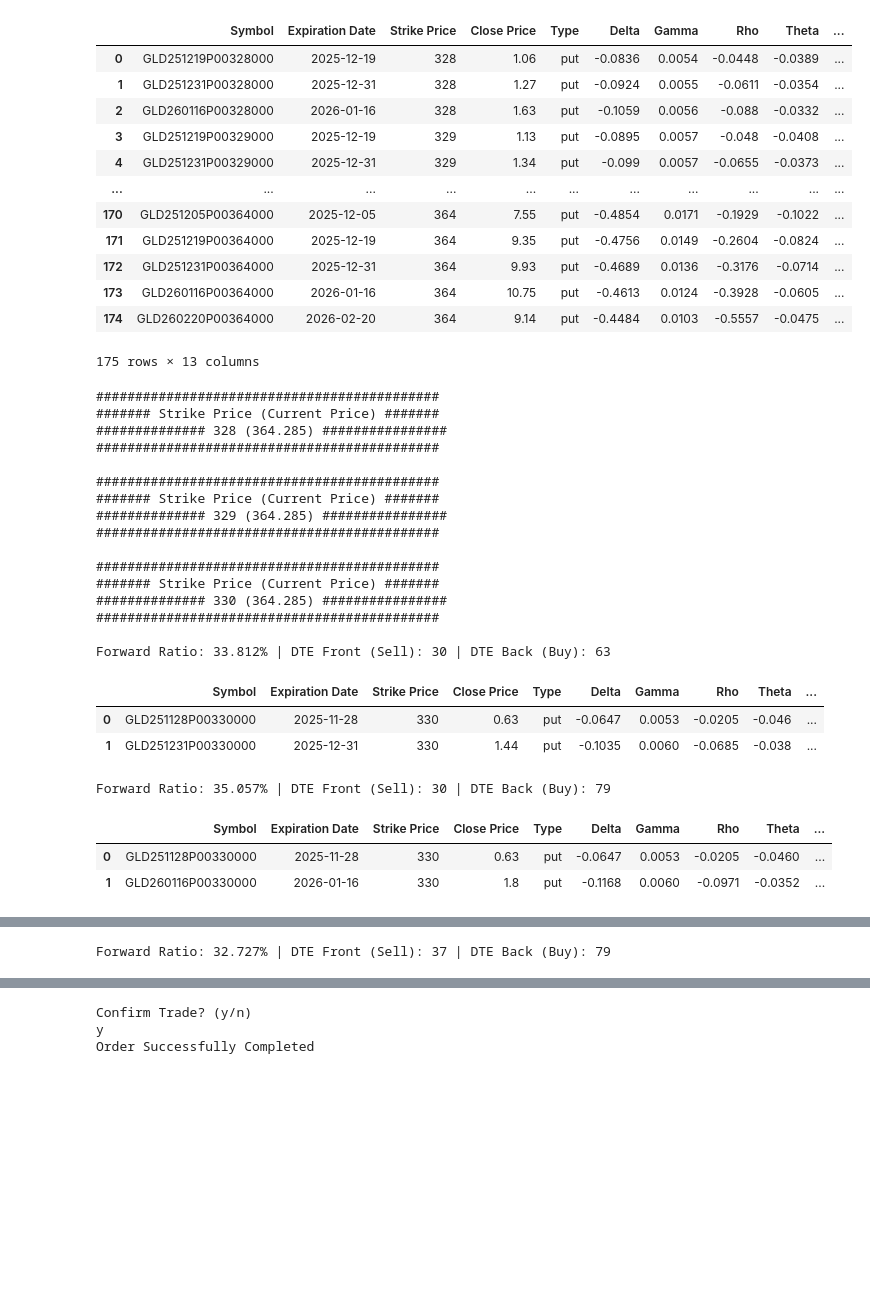
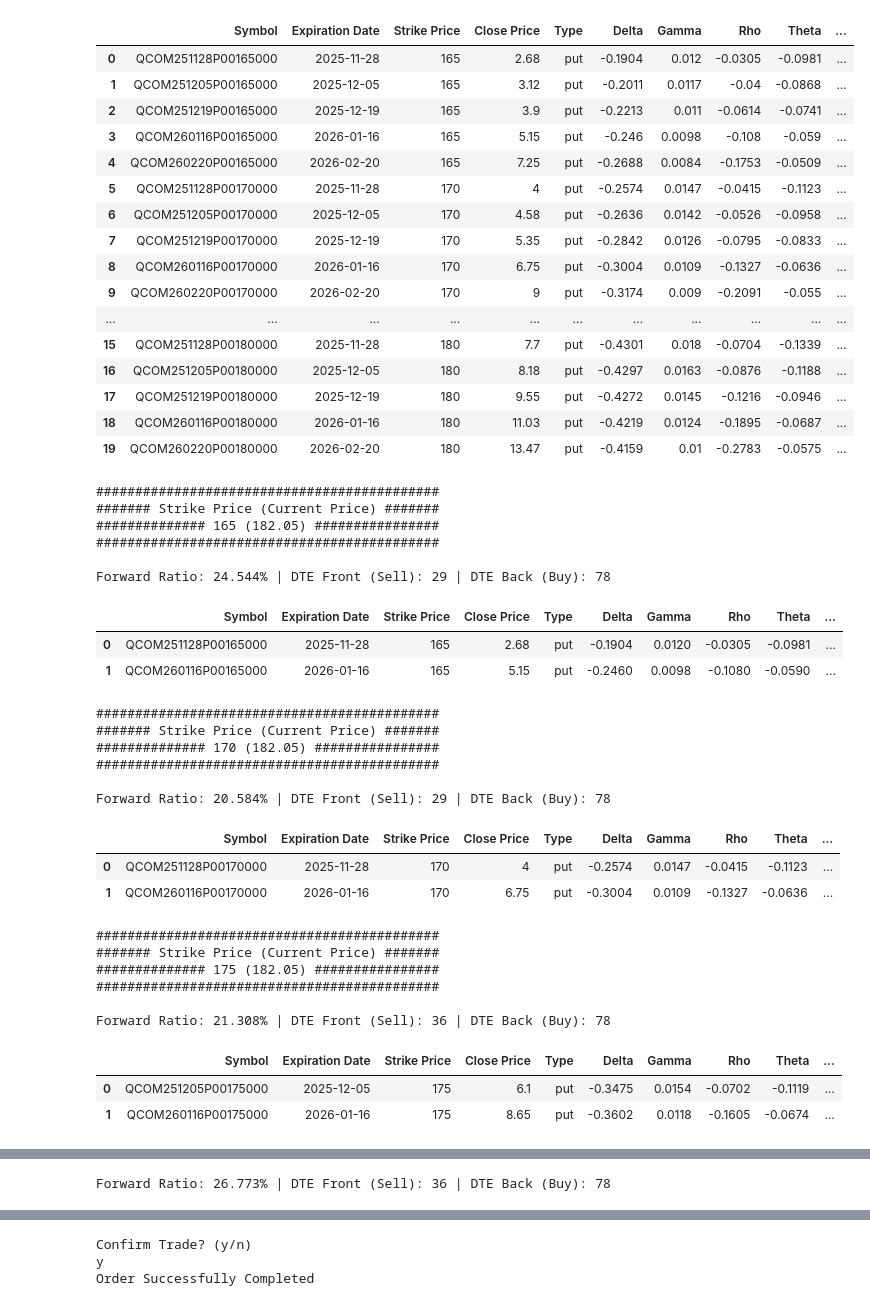
Before and after one commit to Omairss/spectral_nature, a Jupyter notebook: notebooks/alpaca_playbook.ipynb, the cells around one changed output, grey strips where cells are left out. Cells and saved outputs as stored; diff of their text form; code cells hidden in the pictures; blank space fills up the shorter version.

```diff
--- a/notebooks/alpaca_playbook.ipynb
+++ b/notebooks/alpaca_playbook.ipynb
@@ -9,14 +9,14 @@ from src.utils.alpaca_utils import *
 # %%
-key = ''
-secret = ''
+key = 'AKULMDIPKP2NKZ7EEPD2MB3UUP'
+secret = '6u4aK78iVn2s5aw7YRnXPgP5ifAr4gf6FJoZ55iCq8Nw'
 headers = {
     "accept": "application/json",
     "APCA-API-KEY-ID": key,
     "APCA-API-SECRET-KEY": secret
 }
 
-paper_key = ''
-paper_secret = ''
+paper_key = 'PKGGKJJIQ2A5NXRYXAEG5UY5SD'
+paper_secret = 'A5vSiNaVjfPsqWZS84qxZ4R58mspewsFjhJVXk4DjZe'
 
 paper_header = {
     "accept": "application/json",
@@ -29,5 +29,5 @@ paper_header = {
 # %%
-symbol = 'GLD'
+symbol = 'QCOM'
 
 ########################################
 ####### Get options information ########
@@ -53,36 +53,44 @@ Current Price: 364.285 (Time : 2025-10-28T19:59:00Z)
 |  | Symbol | Expiration Date | Strike Price | Close Price | Type | Delta | Gamma | Rho | Theta | ... |
-| 0 | GLD251219P00328000 | 2025-12-19 | 328 | 1.06 | put | -0.0836 | 0.0054 | -0.0448 | -0.0389 | ... |
-| 1 | GLD251231P00328000 | 2025-12-31 | 328 | 1.27 | put | -0.0924 | 0.0055 | -0.0611 | -0.0354 | ... |
-| 2 | GLD260116P00328000 | 2026-01-16 | 328 | 1.63 | put | -0.1059 | 0.0056 | -0.088 | -0.0332 | ... |
-| 3 | GLD251219P00329000 | 2025-12-19 | 329 | 1.13 | put | -0.0895 | 0.0057 | -0.048 | -0.0408 | ... |
-| 4 | GLD251231P00329000 | 2025-12-31 | 329 | 1.34 | put | -0.099 | 0.0057 | -0.0655 | -0.0373 | ... |
+| 0 | QCOM251128P00165000 | 2025-11-28 | 165 | 2.68 | put | -0.1904 | 0.012 | -0.0305 | -0.0981 | ... |
+| 1 | QCOM251205P00165000 | 2025-12-05 | 165 | 3.12 | put | -0.2011 | 0.0117 | -0.04 | -0.0868 | ... |
+| 2 | QCOM251219P00165000 | 2025-12-19 | 165 | 3.9 | put | -0.2213 | 0.011 | -0.0614 | -0.0741 | ... |
+| 3 | QCOM260116P00165000 | 2026-01-16 | 165 | 5.15 | put | -0.246 | 0.0098 | -0.108 | -0.059 | ... |
+| 4 | QCOM260220P00165000 | 2026-02-20 | 165 | 7.25 | put | -0.2688 | 0.0084 | -0.1753 | -0.0509 | ... |
+| 5 | QCOM251128P00170000 | 2025-11-28 | 170 | 4 | put | -0.2574 | 0.0147 | -0.0415 | -0.1123 | ... |
+| 6 | QCOM251205P00170000 | 2025-12-05 | 170 | 4.58 | put | -0.2636 | 0.0142 | -0.0526 | -0.0958 | ... |
+| 7 | QCOM251219P00170000 | 2025-12-19 | 170 | 5.35 | put | -0.2842 | 0.0126 | -0.0795 | -0.0833 | ... |
+| 8 | QCOM260116P00170000 | 2026-01-16 | 170 | 6.75 | put | -0.3004 | 0.0109 | -0.1327 | -0.0636 | ... |
+| 9 | QCOM260220P00170000 | 2026-02-20 | 170 | 9 | put | -0.3174 | 0.009 | -0.2091 | -0.055 | ... |
 | ... | ... | ... | ... | ... | ... | ... | ... | ... | ... | ... |
-| 170 | GLD251205P00364000 | 2025-12-05 | 364 | 7.55 | put | -0.4854 | 0.0171 | -0.1929 | -0.1022 | ... |
-| 171 | GLD251219P00364000 | 2025-12-19 | 364 | 9.35 | put | -0.4756 | 0.0149 | -0.2604 | -0.0824 | ... |
-| 172 | GLD251231P00364000 | 2025-12-31 | 364 | 9.93 | put | -0.4689 | 0.0136 | -0.3176 | -0.0714 | ... |
-| 173 | GLD260116P00364000 | 2026-01-16 | 364 | 10.75 | put | -0.4613 | 0.0124 | -0.3928 | -0.0605 | ... |
-| 174 | GLD260220P00364000 | 2026-02-20 | 364 | 9.14 | put | -0.4484 | 0.0103 | -0.5557 | -0.0475 | ... |
+| 15 | QCOM251128P00180000 | 2025-11-28 | 180 | 7.7 | put | -0.4301 | 0.018 | -0.0704 | -0.1339 | ... |
+| 16 | QCOM251205P00180000 | 2025-12-05 | 180 | 8.18 | put | -0.4297 | 0.0163 | -0.0876 | -0.1188 | ... |
+| 17 | QCOM251219P00180000 | 2025-12-19 | 180 | 9.55 | put | -0.4272 | 0.0145 | -0.1216 | -0.0946 | ... |
+| 18 | QCOM260116P00180000 | 2026-01-16 | 180 | 11.03 | put | -0.4219 | 0.0124 | -0.1895 | -0.0687 | ... |
+| 19 | QCOM260220P00180000 | 2026-02-20 | 180 | 13.47 | put | -0.4159 | 0.01 | -0.2783 | -0.0575 | ... |
-175 rows × 13 columns
+############################################
+####### Strike Price (Current Price) #######
+############## 165 (182.05) ################
+############################################
+
+Forward Ratio: 24.544% | DTE Front (Sell): 29 | DTE Back (Buy): 78
+|  | Symbol | Expiration Date | Strike Price | Close Price | Type | Delta | Gamma | Rho | Theta | ... |
+| 0 | QCOM251128P00165000 | 2025-11-28 | 165 | 2.68 | put | -0.1904 | 0.0120 | -0.0305 | -0.0981 | ... |
+| 1 | QCOM260116P00165000 | 2026-01-16 | 165 | 5.15 | put | -0.2460 | 0.0098 | -0.1080 | -0.0590 | ... |
 ############################################
 ####### Strike Price (Current Price) #######
-############## 328 (364.285) ################
+############## 170 (182.05) ################
 ############################################
 
-############################################
-####### Strike Price (Current Price) #######
-############## 329 (364.285) ################
-############################################
-
-############################################
-####### Strike Price (Current Price) #######
-############## 330 (364.285) ################
-############################################
-
-Forward Ratio: 33.812% | DTE Front (Sell): 30 | DTE Back (Buy): 63
+Forward Ratio: 20.584% | DTE Front (Sell): 29 | DTE Back (Buy): 78
-|  | Symbol | Expiration Date | Strike Price | Close Price | Type | Delta | Gamma | Rho | Theta | ... |
-| 0 | GLD251128P00330000 | 2025-11-28 | 330 | 0.63 | put | -0.0647 | 0.0053 | -0.0205 | -0.046 | ... |
-| 1 | GLD251231P00330000 | 2025-12-31 | 330 | 1.44 | put | -0.1035 | 0.0060 | -0.0685 | -0.038 | ... |
+|  | Symbol | Expiration Date | Strike Price | Close Price | Type | Delta | Gamma | Rho | Theta | ... |
+| 0 | QCOM251128P00170000 | 2025-11-28 | 170 | 4 | put | -0.2574 | 0.0147 | -0.0415 | -0.1123 | ... |
+| 1 | QCOM260116P00170000 | 2026-01-16 | 170 | 6.75 | put | -0.3004 | 0.0109 | -0.1327 | -0.0636 | ... |
-Forward Ratio: 35.057% | DTE Front (Sell): 30 | DTE Back (Buy): 79
+############################################
+####### Strike Price (Current Price) #######
+############## 175 (182.05) ################
+############################################
+
+Forward Ratio: 21.308% | DTE Front (Sell): 36 | DTE Back (Buy): 78
-|  | Symbol | Expiration Date | Strike Price | Close Price | Type | Delta | Gamma | Rho | Theta | ... |
-| 0 | GLD251128P00330000 | 2025-11-28 | 330 | 0.63 | put | -0.0647 | 0.0053 | -0.0205 | -0.0460 | ... |
-| 1 | GLD260116P00330000 | 2026-01-16 | 330 | 1.8 | put | -0.1168 | 0.0060 | -0.0971 | -0.0352 | ... |
+|  | Symbol | Expiration Date | Strike Price | Close Price | Type | Delta | Gamma | Rho | Theta | ... |
+| 0 | QCOM251205P00175000 | 2025-12-05 | 175 | 6.1 | put | -0.3475 | 0.0154 | -0.0702 | -0.1119 | ... |
+| 1 | QCOM260116P00175000 | 2026-01-16 | 175 | 8.65 | put | -0.3602 | 0.0118 | -0.1605 | -0.0674 | ... |
@@ -93 +106 @@ Forward Ratio: 31.384% | DTE Front (Sell): 30 | DTE Back (Buy): 114
-Forward Ratio: 32.727% | DTE Front (Sell): 37 | DTE Back (Buy): 79
+Forward Ratio: 26.773% | DTE Front (Sell): 36 | DTE Back (Buy): 78
```
Also changed, not shown: parts of 15 cells of this notebook, 1 other file.
